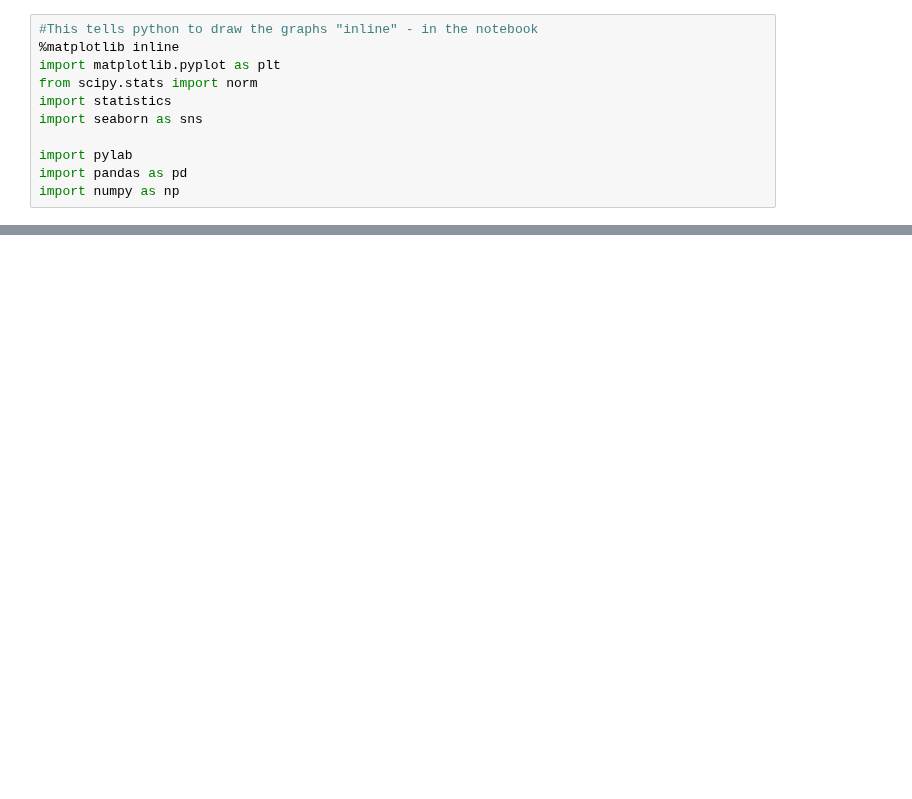
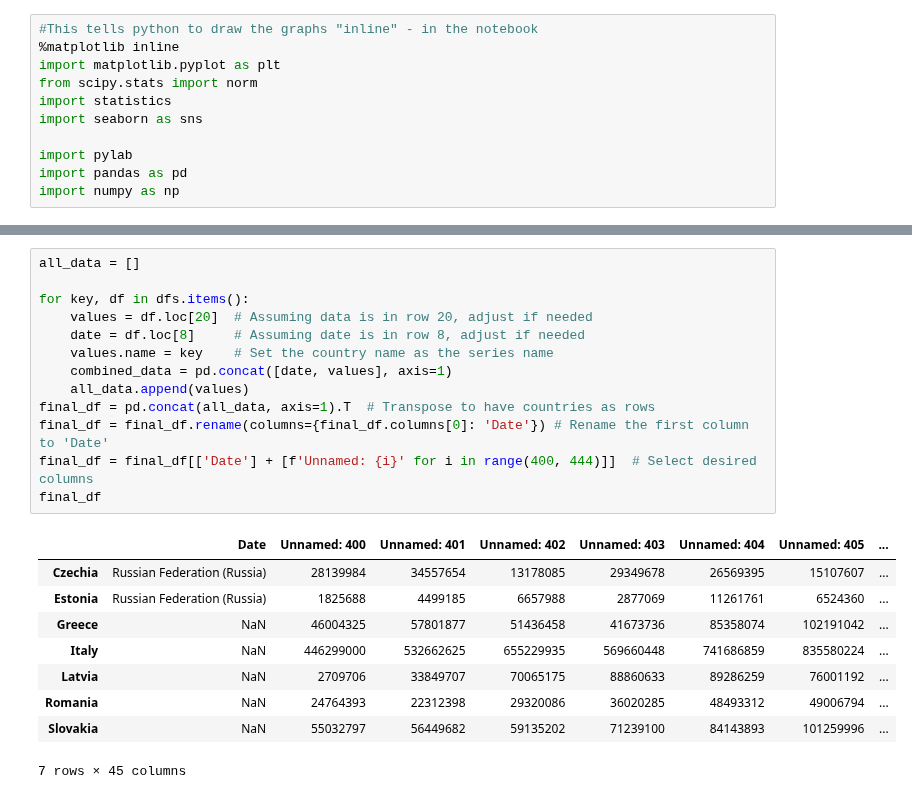
Before and after one commit to Anson422/Anson-Eva-Valerie, a Jupyter notebook: Stacked Bar Chart/EU_import_RU_gas.ipynb, the cells around one changed output, grey strips where cells are left out. Saved outputs shown, nothing was run; the diff lists cells and outputs as text; blank space fills up the shorter version.

```diff
--- a/Stacked Bar Chart/EU_import_RU_gas.ipynb
+++ b/Stacked Bar Chart/EU_import_RU_gas.ipynb
@@ -42 +40,24 @@ for key, value in dic.items():
+# %%
+all_data = []
+
+for key, df in dfs.items():
+    values = df.loc[20]  # Assuming data is in row 20, adjust if needed
+    date = df.loc[8]     # Assuming date is in row 8, adjust if needed
+    values.name = key    # Set the country name as the series name
+    combined_data = pd.concat([date, values], axis=1)
+    all_data.append(values)
+final_df = pd.concat(all_data, axis=1).T  # Transpose to have countries as rows
+final_df = final_df.rename(columns={final_df.columns[0]: 'Date'}) # Rename the first column to 'Date'
+final_df = final_df[['Date'] + [f'Unnamed: {i}' for i in range(400, 444)]]  # Select desired columns
+final_df
+# %% [output]
+|  | Date | Unnamed: 400 | Unnamed: 401 | Unnamed: 402 | Unnamed: 403 | Unnamed: 404 | Unnamed: 405 | ... |
+| Czechia | Russian Federation (Russia) | 28139984 | 34557654 | 13178085 | 29349678 | 26569395 | 15107607 | ... |
+| Estonia | Russian Federation (Russia) | 1825688 | 4499185 | 6657988 | 2877069 | 11261761 | 6524360 | ... |
+| Greece | NaN | 46004325 | 57801877 | 51436458 | 41673736 | 85358074 | 102191042 | ... |
+| Italy | NaN | 446299000 | 532662625 | 655229935 | 569660448 | 741686859 | 835580224 | ... |
+| Latvia | NaN | 2709706 | 33849707 | 70065175 | 88860633 | 89286259 | 76001192 | ... |
+| Romania | NaN | 24764393 | 22312398 | 29320086 | 36020285 | 48493312 | 49006794 | ... |
+| Slovakia | NaN | 55032797 | 56449682 | 59135202 | 71239100 | 84143893 | 101259996 | ... |
+7 rows × 45 columns
 # %%
```
Also changed, not shown: parts of 3 cells of this notebook.
